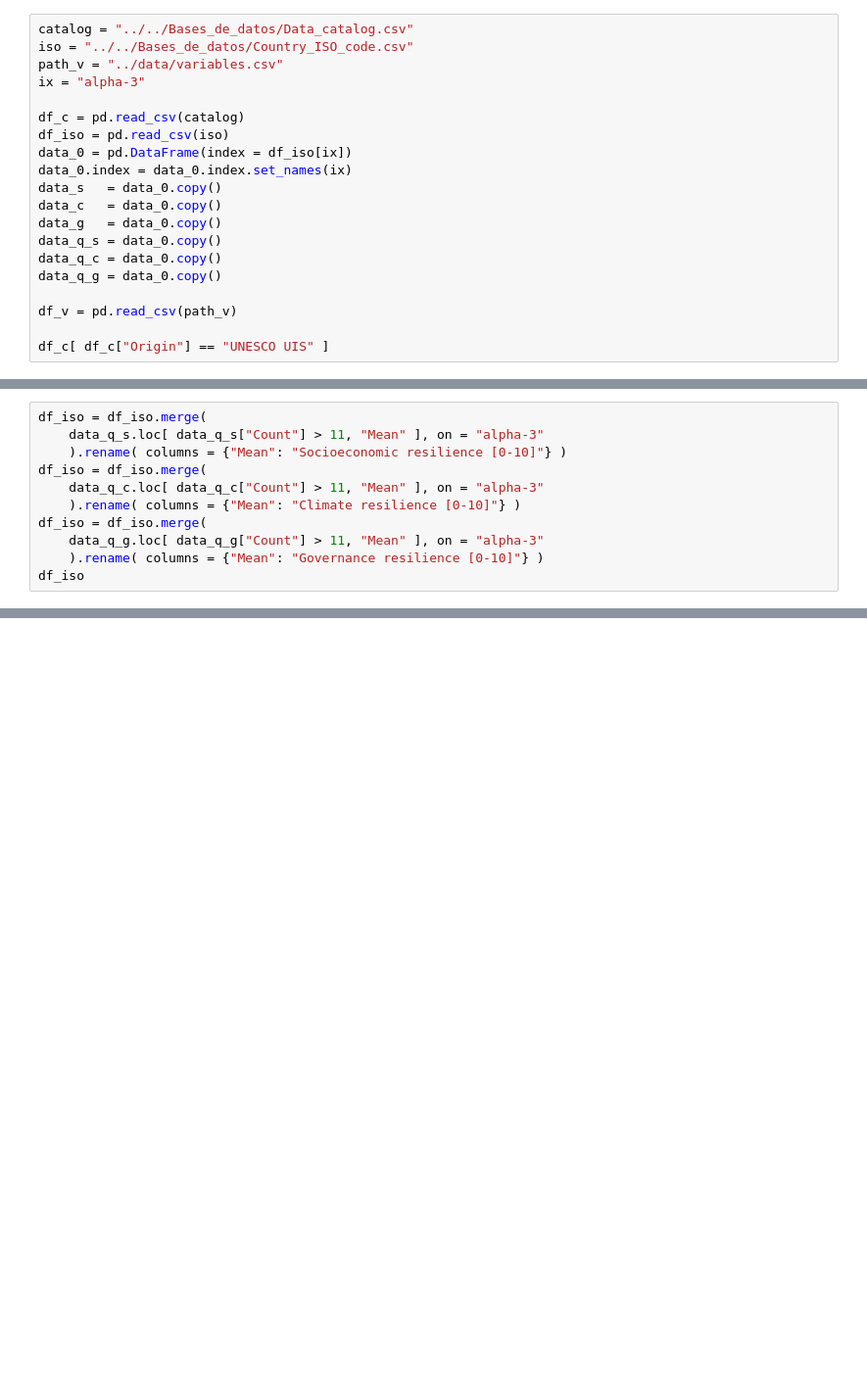
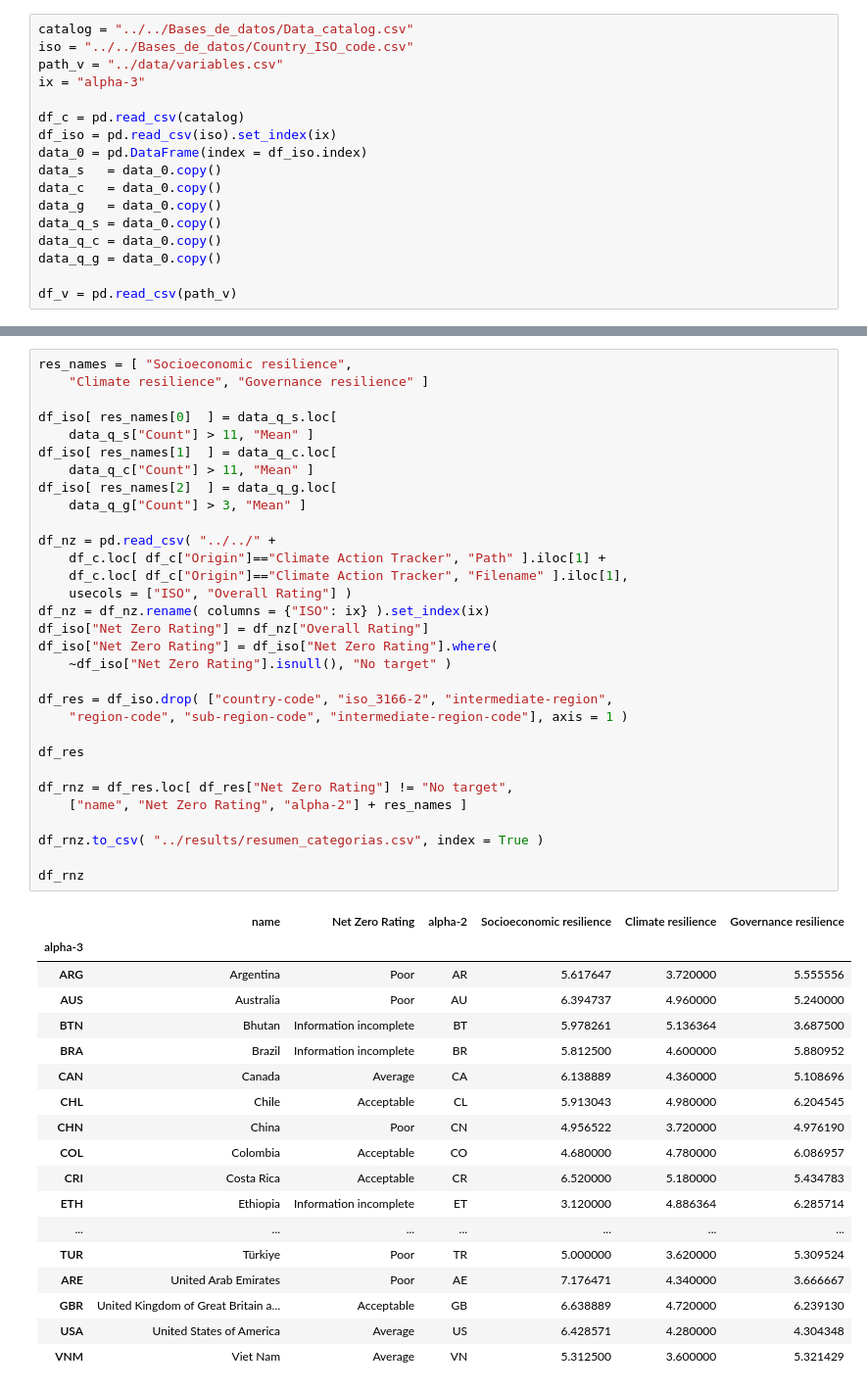
Before and after one commit to rodrigoms95/UNESCO_climate, a Jupyter notebook: code/quantile.ipynb, the cells around one changed output, grey strips where cells are left out. Shown at 98% size. Drawn from its saved outputs; the diff is of its cells as text; blank space fills up the shorter version.

Commit message:
net zero

```diff
--- a/code/quantile.ipynb
+++ b/code/quantile.ipynb
@@ -8,9 +11,8 @@ path_v = "../data/variables.csv"
 ix = "alpha-3"
 
 df_c = pd.read_csv(catalog)
-df_iso = pd.read_csv(iso)
-data_0 = pd.DataFrame(index = df_iso[ix])
-data_0.index = data_0.index.set_names(ix)
+df_iso = pd.read_csv(iso).set_index(ix)
+data_0 = pd.DataFrame(index = df_iso.index)
 data_s   = data_0.copy()
 data_c   = data_0.copy()
 data_g   = data_0.copy()
@@ -19,5 +21,3 @@ data_q_c = data_0.copy()
 data_q_g = data_0.copy()
 
 df_v = pd.read_csv(path_v)
-
-df_c[ df_c["Origin"] == "UNESCO UIS" ]
@@ -221,11 +144,0 @@ Pandas(Index=74, Number=75, Origin='UNESCO UIS', Category='governance', ID='SCN-
-# %%
-df_iso = df_iso.merge(
-    data_q_s.loc[ data_q_s["Count"] > 11, "Mean" ], on = "alpha-3"
-    ).rename( columns = {"Mean": "Socioeconomic resilience [0-10]"} )
-df_iso = df_iso.merge(
-    data_q_c.loc[ data_q_c["Count"] > 11, "Mean" ], on = "alpha-3"
-    ).rename( columns = {"Mean": "Climate resilience [0-10]"} )
-df_iso = df_iso.merge(
-    data_q_g.loc[ data_q_g["Count"] > 11, "Mean" ], on = "alpha-3"
-    ).rename( columns = {"Mean": "Governance resilience [0-10]"} )
-df_iso
@@ -384,0 +145,50 @@ Pandas(Index=74, Number=75, Origin='UNESCO UIS', Category='governance', ID='SCN-
+# %%
+res_names = [ "Socioeconomic resilience",
+    "Climate resilience", "Governance resilience" ]
+
+df_iso[ res_names[0]  ] = data_q_s.loc[
+    data_q_s["Count"] > 11, "Mean" ]
+df_iso[ res_names[1]  ] = data_q_c.loc[
+    data_q_c["Count"] > 11, "Mean" ]
+df_iso[ res_names[2]  ] = data_q_g.loc[
+    data_q_g["Count"] > 3, "Mean" ]
+
+df_nz = pd.read_csv( "../../" +
+    df_c.loc[ df_c["Origin"]=="Climate Action Tracker", "Path" ].iloc[1] +
+    df_c.loc[ df_c["Origin"]=="Climate Action Tracker", "Filename" ].iloc[1],
+    usecols = ["ISO", "Overall Rating"] )
+df_nz = df_nz.rename( columns = {"ISO": ix} ).set_index(ix)
+df_iso["Net Zero Rating"] = df_nz["Overall Rating"]
+df_iso["Net Zero Rating"] = df_iso["Net Zero Rating"].where(
+    ~df_iso["Net Zero Rating"].isnull(), "No target" )
+
+df_res = df_iso.drop( ["country-code", "iso_3166-2", "intermediate-region",
+    "region-code", "sub-region-code", "intermediate-region-code"], axis = 1 )
+
+df_res
+
+df_rnz = df_res.loc[ df_res["Net Zero Rating"] != "No target",
+    ["name", "Net Zero Rating", "alpha-2"] + res_names ]
+
+df_rnz.to_csv( "../results/resumen_categorias.csv", index = True )
+
+df_rnz
+# %% [output]
+|  | name | Net Zero Rating | alpha-2 | Socioeconomic resilience | Climate resilience | Governance resilience |
+| alpha-3 |  |  |  |  |  |  |
+| ARG | Argentina | Poor | AR | 5.617647 | 3.720000 | 5.555556 |
+| AUS | Australia | Poor | AU | 6.394737 | 4.960000 | 5.240000 |
+| BTN | Bhutan | Information incomplete | BT | 5.978261 | 5.136364 | 3.687500 |
+| BRA | Brazil | Information incomplete | BR | 5.812500 | 4.600000 | 5.880952 |
+| CAN | Canada | Average | CA | 6.138889 | 4.360000 | 5.108696 |
+| CHL | Chile | Acceptable | CL | 5.913043 | 4.980000 | 6.204545 |
+| CHN | China | Poor | CN | 4.956522 | 3.720000 | 4.976190 |
+| COL | Colombia | Acceptable | CO | 4.680000 | 4.780000 | 6.086957 |
+| CRI | Costa Rica | Acceptable | CR | 6.520000 | 5.180000 | 5.434783 |
+| ETH | Ethiopia | Information incomplete | ET | 3.120000 | 4.886364 | 6.285714 |
+| ... | ... | ... | ... | ... | ... | ... |
+| TUR | Türkiye | Poor | TR | 5.000000 | 3.620000 | 5.309524 |
+| ARE | United Arab Emirates | Poor | AE | 7.176471 | 4.340000 | 3.666667 |
+| GBR | United Kingdom of Great Britain a... | Acceptable | GB | 6.638889 | 4.720000 | 6.239130 |
+| USA | United States of America | Average | US | 6.428571 | 4.280000 | 4.304348 |
+| VNM | Viet Nam | Average | VN | 5.312500 | 3.600000 | 5.321429 |
```
Also changed, not shown: parts of 10 cells of this notebook, 2 other files.
